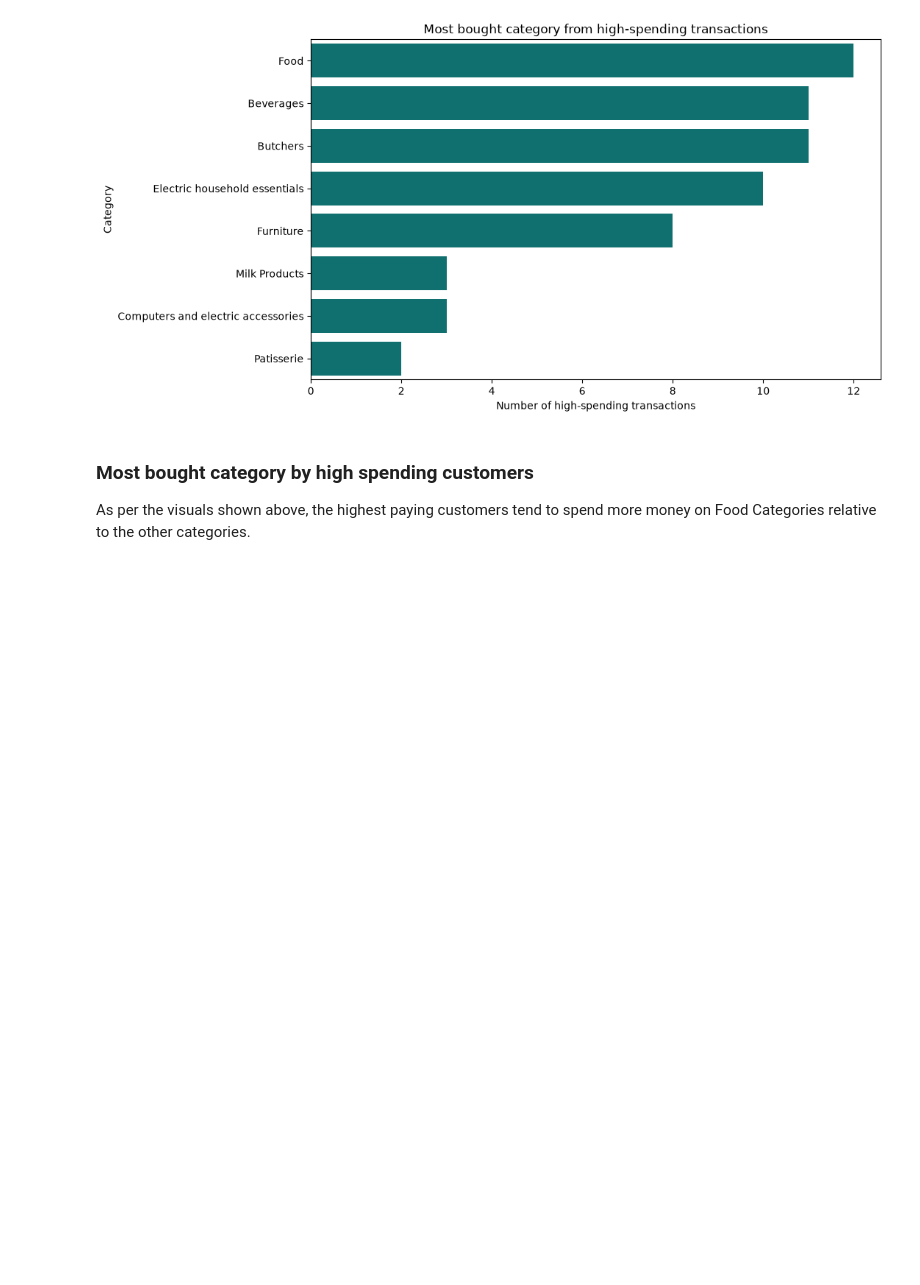
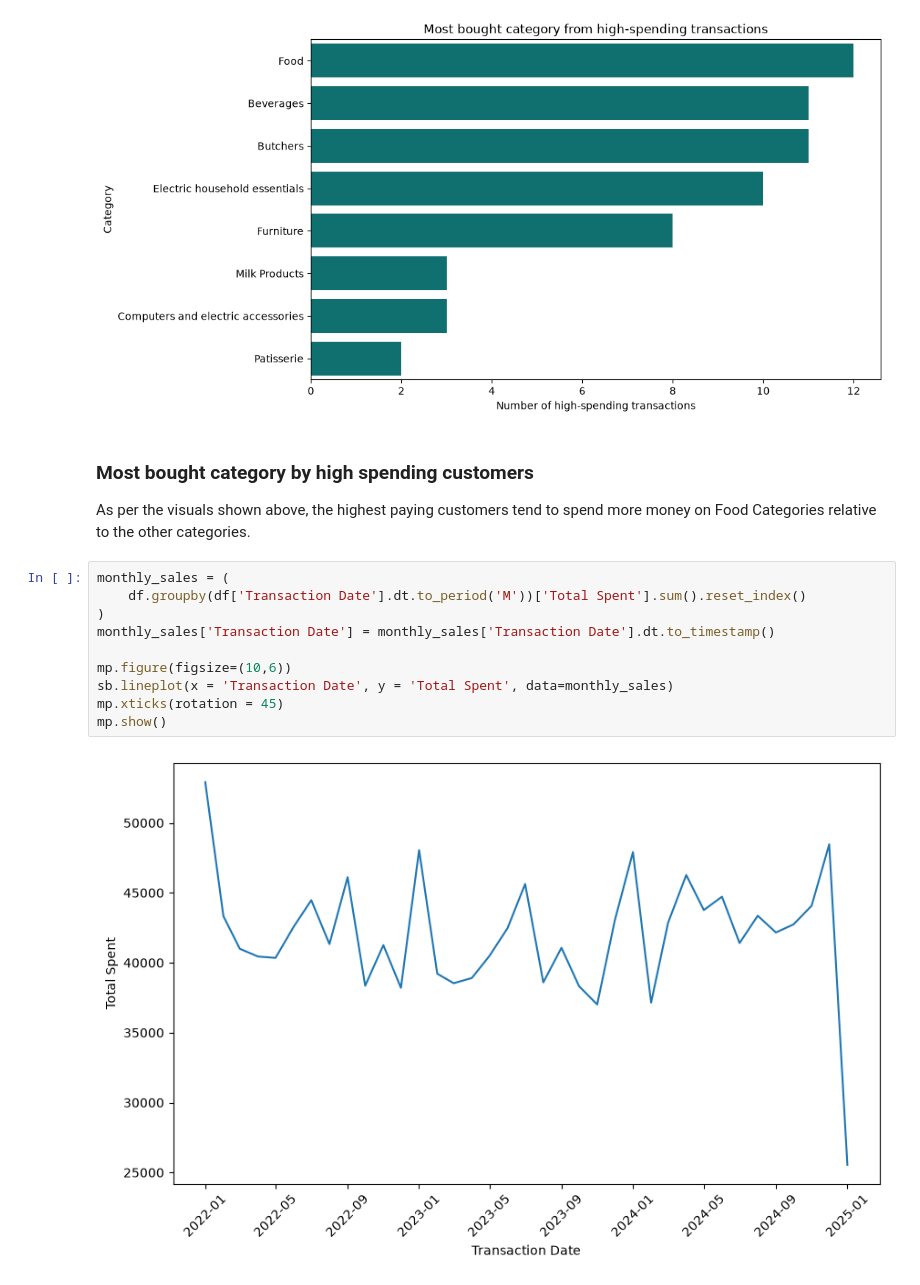
Before and after one commit to Nadish-KANERIA/Retail_Store_Sales_EDA, a Jupyter notebook: Data_Analysis.ipynb, the cells around one changed output. Saved outputs shown, nothing was run; the diff lists cells and outputs as text; blank space fills up the shorter version.

Commit message:
Sales Trend Visualizations

```diff
--- a/Data_Analysis.ipynb
+++ b/Data_Analysis.ipynb
@@ -86,3 +86,15 @@ mp.show()
 ### Most bought category by high spending customers
 
 As per the visuals shown above, the highest paying customers tend to spend more money on Food Categories relative to the other categories.
+# %%
+monthly_sales = (
+    df.groupby(df['Transaction Date'].dt.to_period('M'))['Total Spent'].sum().reset_index()
+)
+monthly_sales['Transaction Date'] = monthly_sales['Transaction Date'].dt.to_timestamp()
+
+mp.figure(figsize=(10,6))
+sb.lineplot(x = 'Transaction Date', y = 'Total Spent', data=monthly_sales)
+mp.xticks(rotation = 45)
+mp.show()
+# %% [output]
+[figure, added]
```
